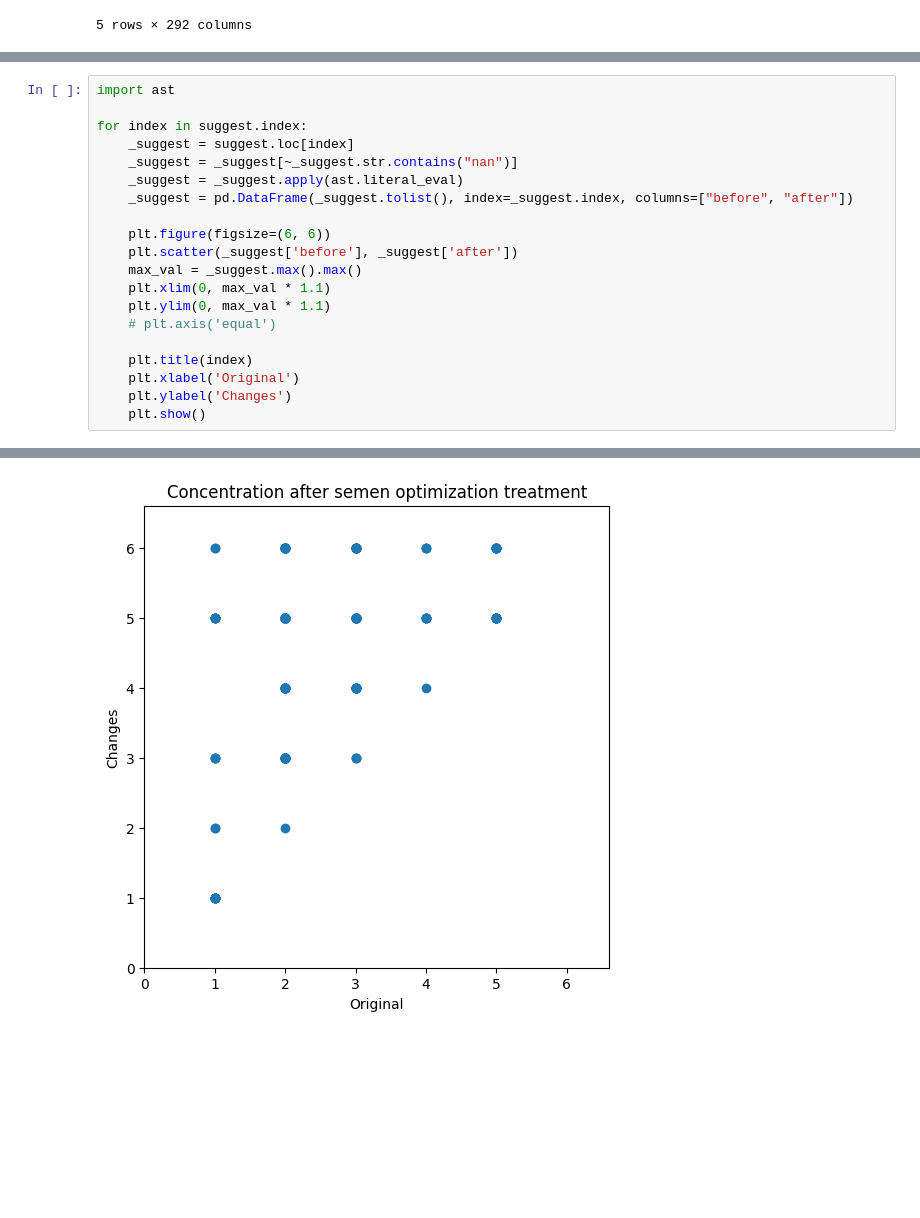
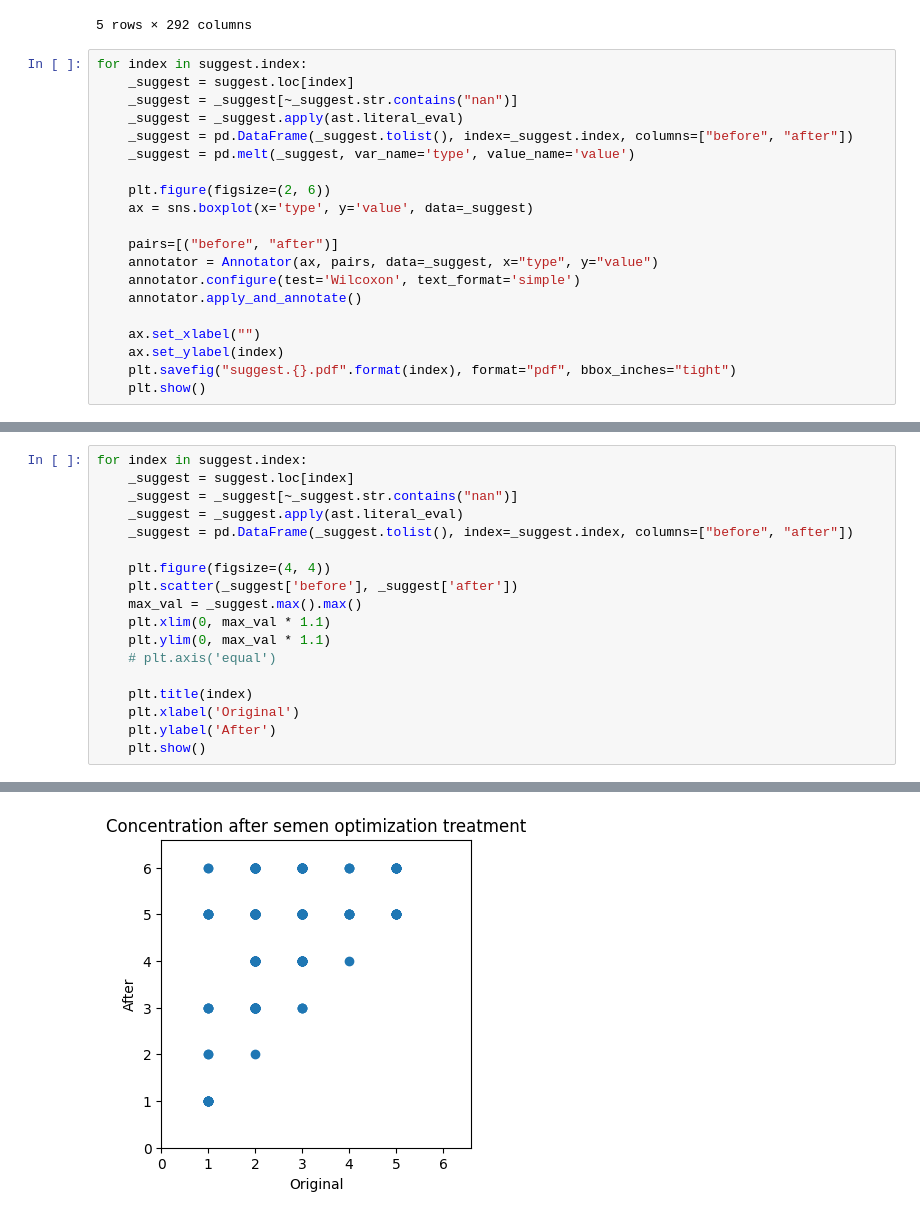
Before and after one commit to LMH0066/Effristor, a Jupyter notebook: ivf/task/analyse/analyse.ipynb, the cells around one changed output, grey strips where cells are left out. Cells and saved outputs as stored; diff of their text form; blank space fills up the shorter version.

```diff
--- a/ivf/task/analyse/analyse.ipynb
+++ b/ivf/task/analyse/analyse.ipynb
@@ -125,3 +161,23 @@ suggest
 | Abstinence days | [5.0, 5] | [3.0, 6] | [6.0, 6] | [5.0, 6] | [5.0, 5] | [4.0, 6] | [3.0, 6] | [7.0, 8] | [5.0, 5] | [5.0, 6] | ... | ... |
 | Concentration after semen optimiz... | [3.0, 4] | [2.0, 5] | [5.0, 5] | [3.0, 6] | [3.0, 4] | [2.0, 3] | [3.0, 6] | [2.0, 3] | [2.0, 5] | [2.0, 5] | ... | ... |
 5 rows × 292 columns
+# %%
+for index in suggest.index:
+    _suggest = suggest.loc[index]
+    _suggest = _suggest[~_suggest.str.contains("nan")]
+    _suggest = _suggest.apply(ast.literal_eval)
+    _suggest = pd.DataFrame(_suggest.tolist(), index=_suggest.index, columns=["before", "after"])
+    _suggest = pd.melt(_suggest, var_name='type', value_name='value')
+
+    plt.figure(figsize=(2, 6))
+    ax = sns.boxplot(x='type', y='value', data=_suggest)
+
+    pairs=[("before", "after")]
+    annotator = Annotator(ax, pairs, data=_suggest, x="type", y="value")
+    annotator.configure(test='Wilcoxon', text_format='simple')
+    annotator.apply_and_annotate()
+
+    ax.set_xlabel("")
+    ax.set_ylabel(index)
+    plt.savefig("suggest.{}.pdf".format(index), format="pdf", bbox_inches="tight")
+    plt.show()
@@ -128,13 +195,11 @@ suggest
 # %%
-import ast
-
 for index in suggest.index:
     _suggest = suggest.loc[index]
     _suggest = _suggest[~_suggest.str.contains("nan")]
     _suggest = _suggest.apply(ast.literal_eval)
     _suggest = pd.DataFrame(_suggest.tolist(), index=_suggest.index, columns=["before", "after"])
 
-    plt.figure(figsize=(6, 6))
+    plt.figure(figsize=(4, 4))
     plt.scatter(_suggest['before'], _suggest['after'])
     max_val = _suggest.max().max()
     plt.xlim(0, max_val * 1.1)
@@ -143,6 +208,6 @@ for index in suggest.index:
 
     plt.title(index)
     plt.xlabel('Original')
-    plt.ylabel('Changes')
+    plt.ylabel('After')
     plt.show()
 # %% [output]
@@ -153 +218 @@ for index in suggest.index:
-[figure, old version]
+[figure, new version]
```
Also changed, not shown: parts of 9 cells of this notebook, 19 other files.
